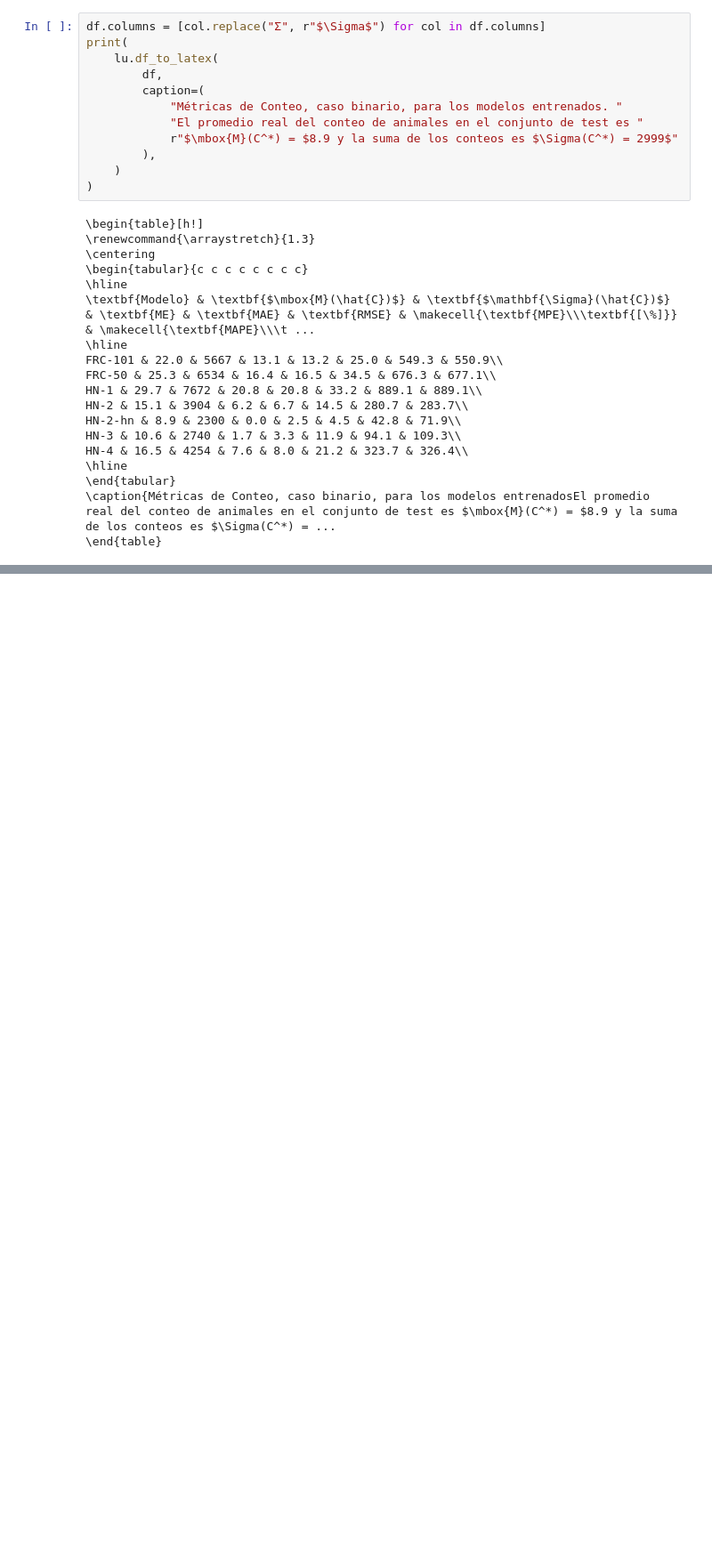
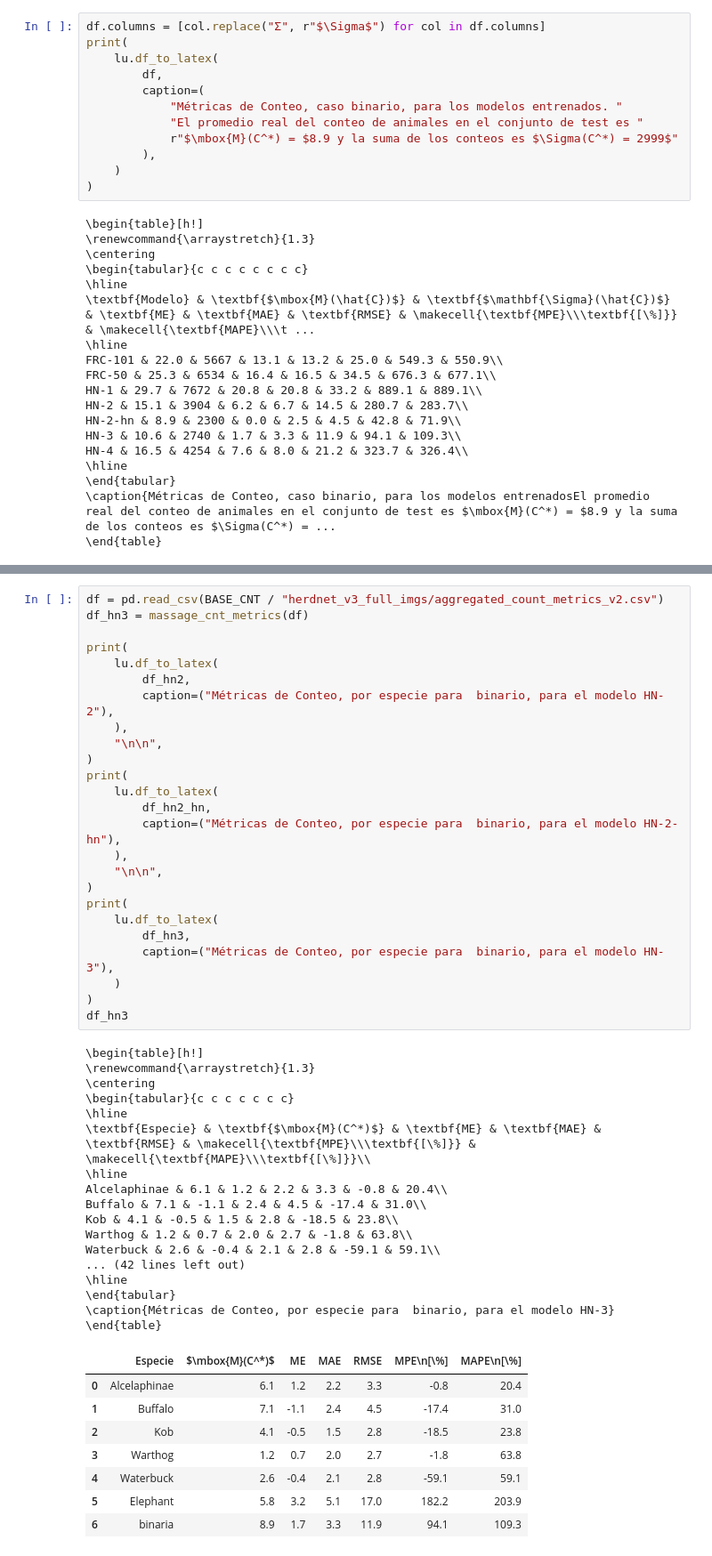
Before and after one commit to maia-2025-vision/proyecto-de-grado, a Jupyter notebook: notebooks/collect-binary-metrics.ipynb, the cells around one changed output, grey strips where cells are left out. Shown: that part at 89% size. Drawn from its saved outputs; the diff is of its cells as text; blank space fills up the shorter version.

```diff
--- a/notebooks/collect-binary-metrics.ipynb
+++ b/notebooks/collect-binary-metrics.ipynb
@@ -341,0 +480,51 @@ HN-4 & 16.5 & 4254 & 7.6 & 8.0 & 21.2 & 323.7 & 326.4\\
+# %%
+df = pd.read_csv(BASE_CNT / "herdnet_v3_full_imgs/aggregated_count_metrics_v2.csv")
+df_hn3 = massage_cnt_metrics(df)
+
+print(
+    lu.df_to_latex(
+        df_hn2,
+        caption=("Métricas de Conteo, por especie para  binario, para el modelo HN-2"),
+    ),
+    "\n\n",
+)
+print(
+    lu.df_to_latex(
+        df_hn2_hn,
+        caption=("Métricas de Conteo, por especie para  binario, para el modelo HN-2-hn"),
+    ),
+    "\n\n",
+)
+print(
+    lu.df_to_latex(
+        df_hn3,
+        caption=("Métricas de Conteo, por especie para  binario, para el modelo HN-3"),
+    )
+)
+df_hn3
+# %% [output]
+\begin{table}[h!]
+\renewcommand{\arraystretch}{1.3}
+\centering
+\begin{tabular}{c c c c c c c}
+\hline
+\textbf{Especie} & \textbf{$\mbox{M}(C^*)$} & \textbf{ME} & \textbf{MAE} & \textbf{RMSE} & \makecell{\textbf{MPE}\\\textbf{[\%]}} & \makecell{\textbf{MAPE}\\\textbf{[\%]}}\\
+\hline
+Alcelaphinae & 6.1 & 1.2 & 2.2 & 3.3 & -0.8 & 20.4\\
+Buffalo & 7.1 & -1.1 & 2.4 & 4.5 & -17.4 & 31.0\\
+Kob & 4.1 & -0.5 & 1.5 & 2.8 & -18.5 & 23.8\\
+Warthog & 1.2 & 0.7 & 2.0 & 2.7 & -1.8 & 63.8\\
+Waterbuck & 2.6 & -0.4 & 2.1 & 2.8 & -59.1 & 59.1\\
+... (42 lines left out)
+\hline
+\end{tabular}
+\caption{Métricas de Conteo, por especie para  binario, para el modelo HN-3}
+\end{table}
+|  | Especie | $\mbox{M}(C^*)$ | ME | MAE | RMSE | MPE\n[\%] | MAPE\n[\%] |
+| 0 | Alcelaphinae | 6.1 | 1.2 | 2.2 | 3.3 | -0.8 | 20.4 |
+| 1 | Buffalo | 7.1 | -1.1 | 2.4 | 4.5 | -17.4 | 31.0 |
+| 2 | Kob | 4.1 | -0.5 | 1.5 | 2.8 | -18.5 | 23.8 |
+| 3 | Warthog | 1.2 | 0.7 | 2.0 | 2.7 | -1.8 | 63.8 |
+| 4 | Waterbuck | 2.6 | -0.4 | 2.1 | 2.8 | -59.1 | 59.1 |
+| 5 | Elephant | 5.8 | 3.2 | 5.1 | 17.0 | 182.2 | 203.9 |
+| 6 | binaria | 8.9 | 1.7 | 3.3 | 11.9 | 94.1 | 109.3 |
```
Also changed, not shown: parts of 14 cells of this notebook.
